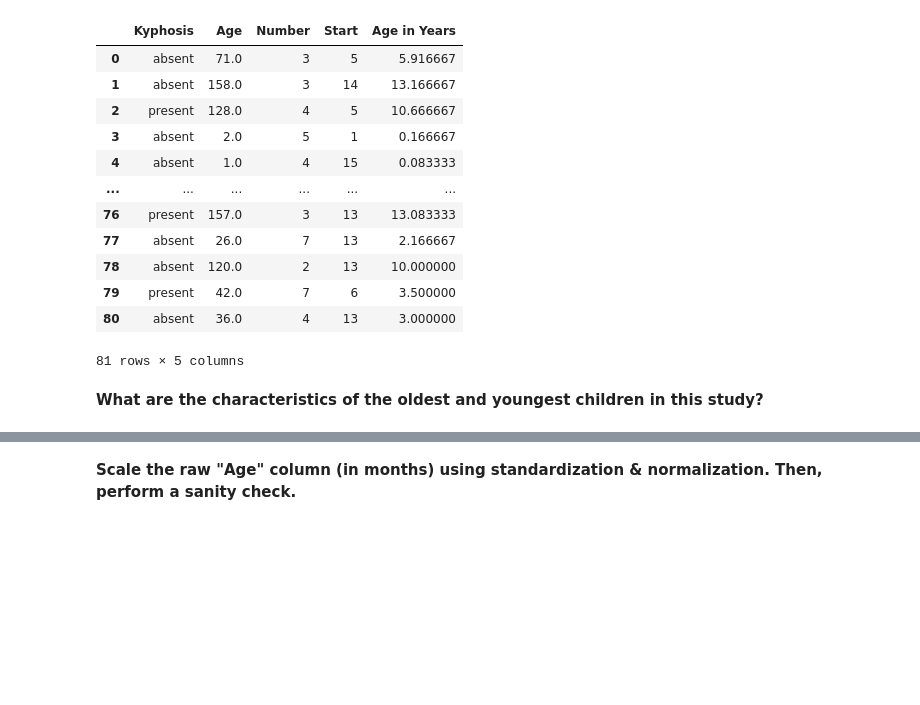
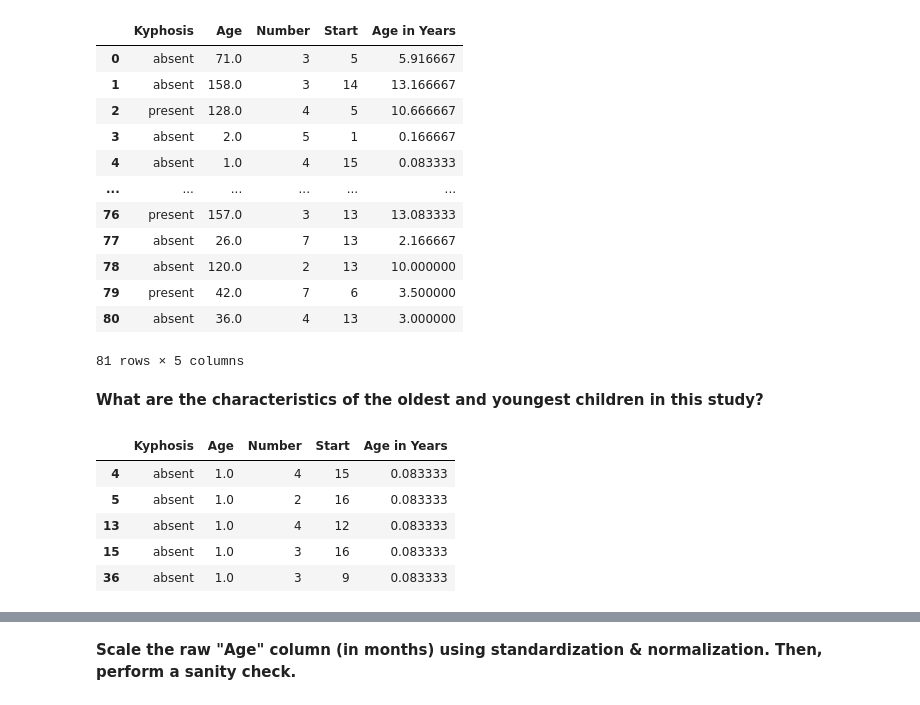
Before and after one commit to RIFFMBR20/Project_Capstone_UdemyDataScience_Course, a Jupyter notebook: Data Wrangling, Exploratory Data Analysis (EDA), and Feature Engineering/Project1.ipynb, the cells around one changed output, grey strips where cells are left out. Drawn from its saved outputs; the diff is of its cells as text; code cells hidden in the pictures; blank space fills up the shorter version.

```diff
--- a/Data Wrangling, Exploratory Data Analysis (EDA), and Feature Engineering/Project1.ipynb
+++ b/Data Wrangling, Exploratory Data Analysis (EDA), and Feature Engineering/Project1.ipynb
@@ -197,3 +197,7 @@ data
 81 rows × 5 columns
 # %% [markdown]
 **What are the characteristics of the oldest and youngest children in this study?**
+# %%
+pd.reset_option('display.max_rows')
+pd.reset_option('display.max_columns')
+pd.reset_option('display.width')
@@ -199,0 +208,9 @@ data
+# %%
+data[data["Age"] == data['Age'].min()]
+# %% [output]
+|  | Kyphosis | Age | Number | Start | Age in Years |
+| 4 | absent | 1.0 | 4 | 15 | 0.083333 |
+| 5 | absent | 1.0 | 2 | 16 | 0.083333 |
+| 13 | absent | 1.0 | 4 | 12 | 0.083333 |
+| 15 | absent | 1.0 | 3 | 16 | 0.083333 |
+| 36 | absent | 1.0 | 3 | 9 | 0.083333 |
```
Also changed, not shown: parts of 9 cells of this notebook.
